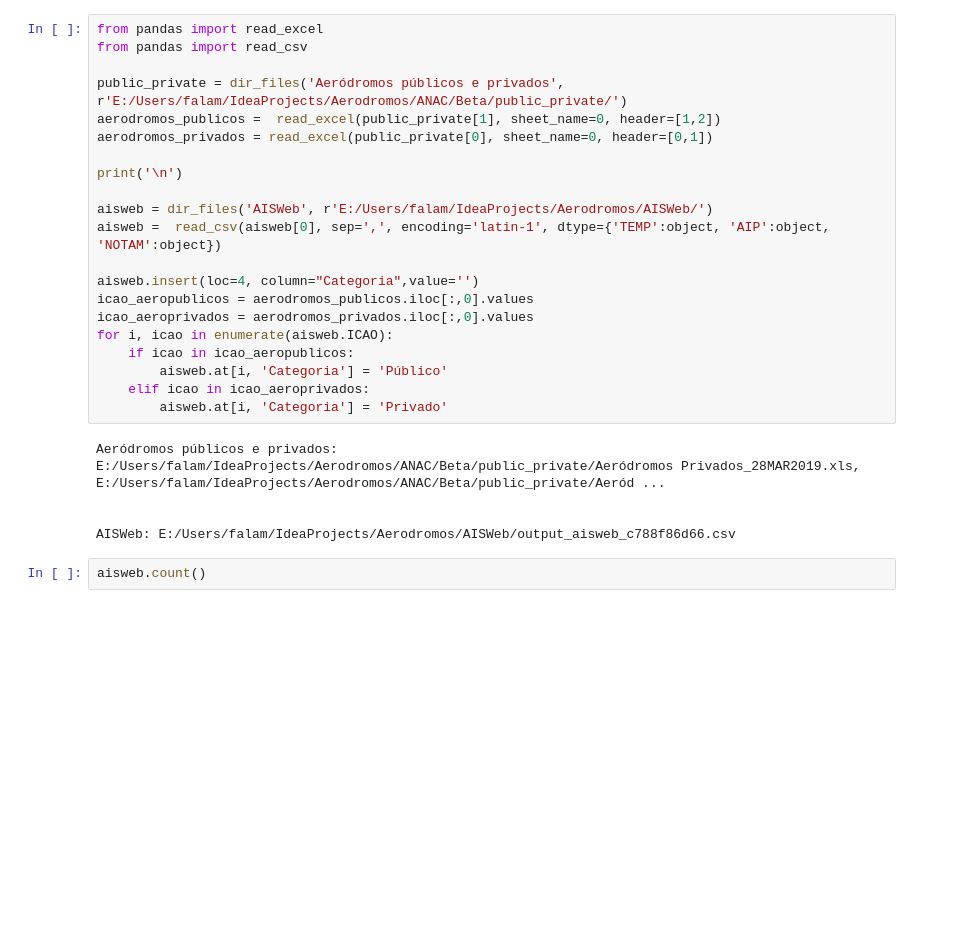
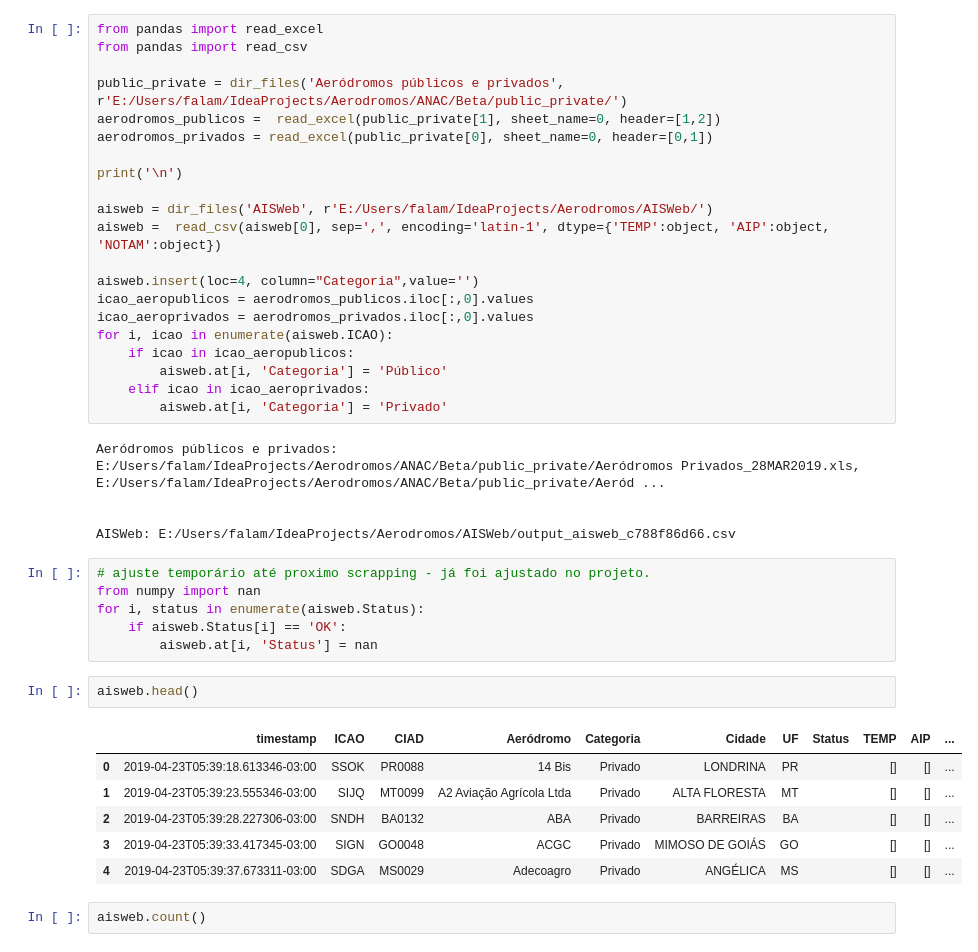
Before and after one commit to Falamarcao/Aerodromes, a Jupyter notebook: AISWeb/AD CLSD PBZPA/AD CLSD.ipynb, the cells around one changed output. Drawn from its saved outputs; the diff is of its cells as text; blank space fills up the shorter version.

Commit message:
AISWeb 23-04-2019 06:19

```diff
--- a/AISWeb/AD CLSD PBZPA/AD CLSD.ipynb
+++ b/AISWeb/AD CLSD PBZPA/AD CLSD.ipynb
@@ -36,6 +36,21 @@ Aeródromos públicos e privados: E:/Users/falam/IdeaProjects/Aerodromos/ANAC/Be
 
 
 AISWeb: E:/Users/falam/IdeaProjects/Aerodromos/AISWeb/output_aisweb_c788f86d66.csv
+# %%
+# ajuste temporário até proximo scrapping - já foi ajustado no projeto.
+from numpy import nan
+for i, status in enumerate(aisweb.Status):
+    if aisweb.Status[i] == 'OK':
+        aisweb.at[i, 'Status'] = nan
+# %%
+aisweb.head()
+# %% [output]
+|  | timestamp | ICAO | CIAD | Aeródromo | Categoria | Cidade | UF | Status | TEMP | AIP | ... |
+| 0 | 2019-04-23T05:39:18.613346-03:00 | SSOK | PR0088 | 14 Bis | Privado | LONDRINA | PR |  | [] | [] | ... |
+| 1 | 2019-04-23T05:39:23.555346-03:00 | SIJQ | MT0099 | A2 Aviação Agrícola Ltda | Privado | ALTA FLORESTA | MT |  | [] | [] | ... |
+| 2 | 2019-04-23T05:39:28.227306-03:00 | SNDH | BA0132 | ABA | Privado | BARREIRAS | BA |  | [] | [] | ... |
+| 3 | 2019-04-23T05:39:33.417345-03:00 | SIGN | GO0048 | ACGC | Privado | MIMOSO DE GOIÁS | GO |  | [] | [] | ... |
+| 4 | 2019-04-23T05:39:37.673311-03:00 | SDGA | MS0029 | Adecoagro | Privado | ANGÉLICA | MS |  | [] | [] | ... |
 # %%
 aisweb.count()
 # %% [output]
```
Also changed, not shown: 1 other file.
